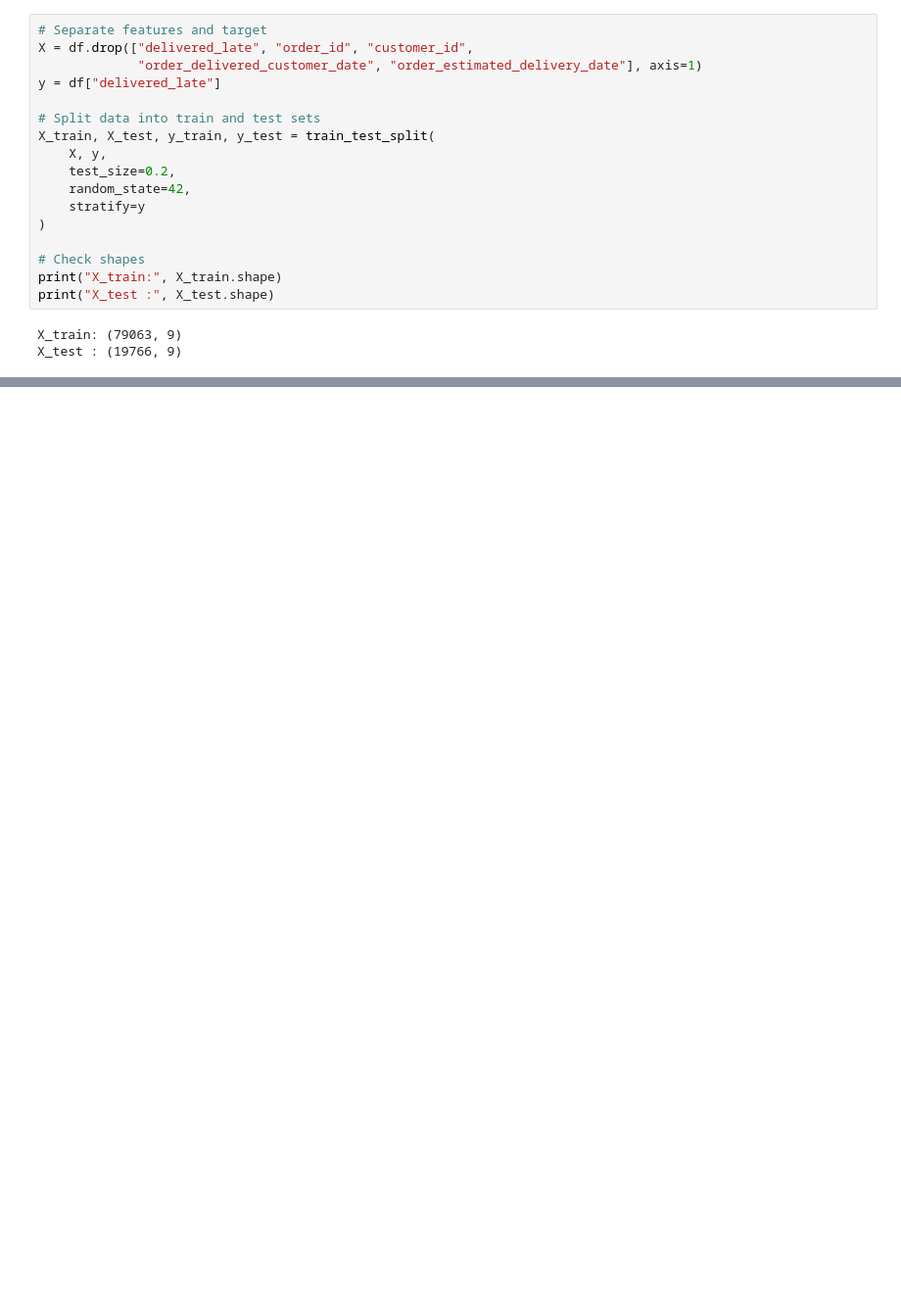
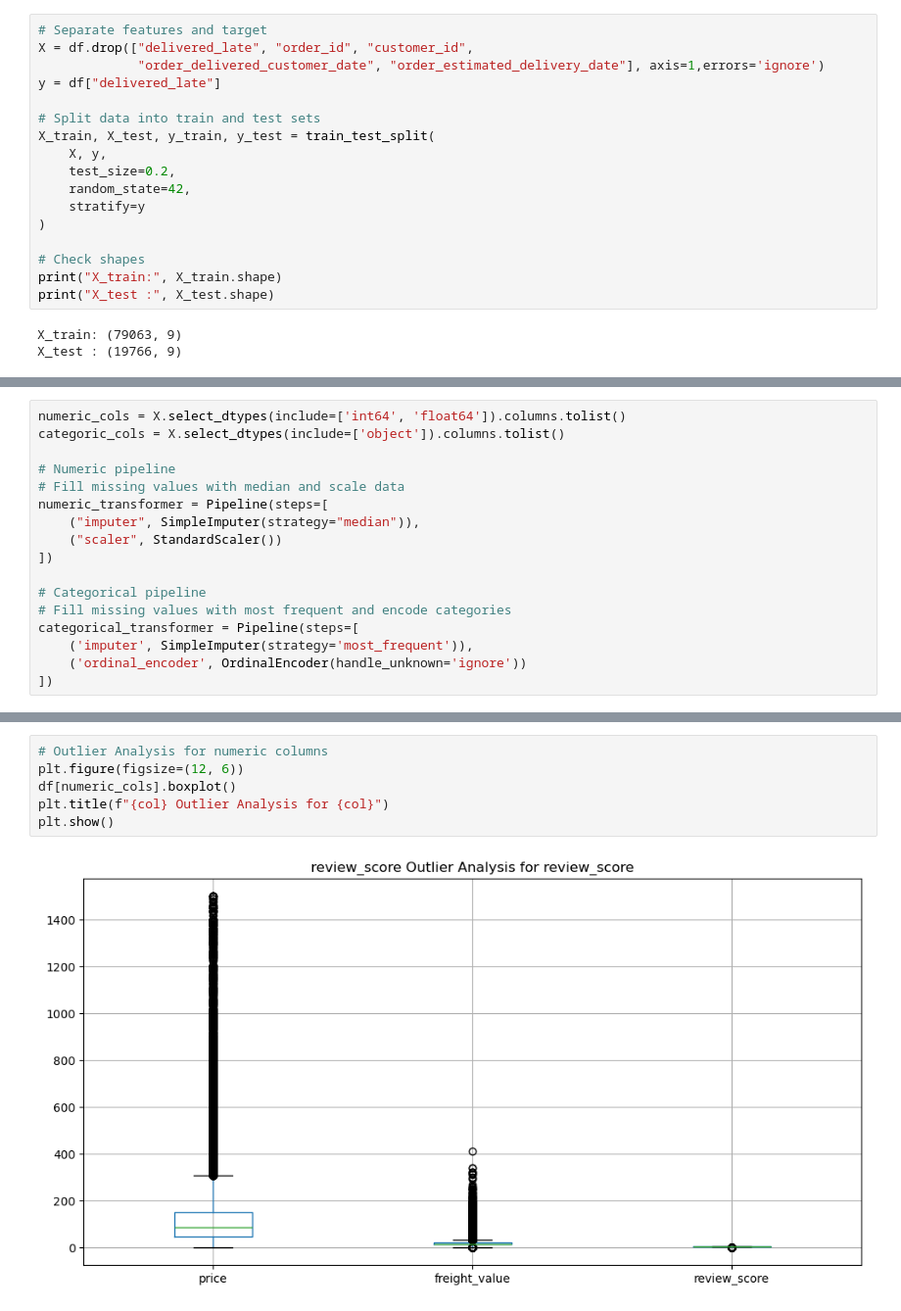
Before and after one commit to talhadmrl/Predicting-Late-Deliveries-in-E-Commerce-Orders, a Jupyter notebook: first.ipynb, the cells around one changed output, grey strips where cells are left out. Shown at 98% size. Drawn from its saved outputs; the diff is of its cells as text; blank space fills up the shorter version.

Commit message:
Data Preprocessing

```diff
--- a/first.ipynb
+++ b/first.ipynb
@@ -202,7 +207,7 @@ Missing values in target: 0
 # %%
 # Separate features and target
 X = df.drop(["delivered_late", "order_id", "customer_id",
-             "order_delivered_customer_date", "order_estimated_delivery_date"], axis=1)
+             "order_delivered_customer_date", "order_estimated_delivery_date"], axis=1,errors='ignore')
 y = df["delivered_late"]
 
 # Split data into train and test sets
@@ -221,0 +239,17 @@ X_test : (19766, 9)
+# %%
+numeric_cols = X.select_dtypes(include=['int64', 'float64']).columns.tolist()
+categoric_cols = X.select_dtypes(include=['object']).columns.tolist()
+
+# Numeric pipeline
+# Fill missing values with median and scale data
+numeric_transformer = Pipeline(steps=[
+    ("imputer", SimpleImputer(strategy="median")),
+    ("scaler", StandardScaler())
+])
+
+# Categorical pipeline
+# Fill missing values with most frequent and encode categories
+categorical_transformer = Pipeline(steps=[
+    ('imputer', SimpleImputer(strategy='most_frequent')),
+    ('ordinal_encoder', OrdinalEncoder(handle_unknown='ignore'))
+])
@@ -221,0 +263,8 @@ X_test : (19766, 9)
+# %%
+# Outlier Analysis for numeric columns
+plt.figure(figsize=(12, 6))
+df[numeric_cols].boxplot()
+plt.title(f"{col} Outlier Analysis for {col}")
+plt.show()
+# %% [output]
+[figure, added]
```
Also changed, not shown: parts of 10 cells of this notebook.
